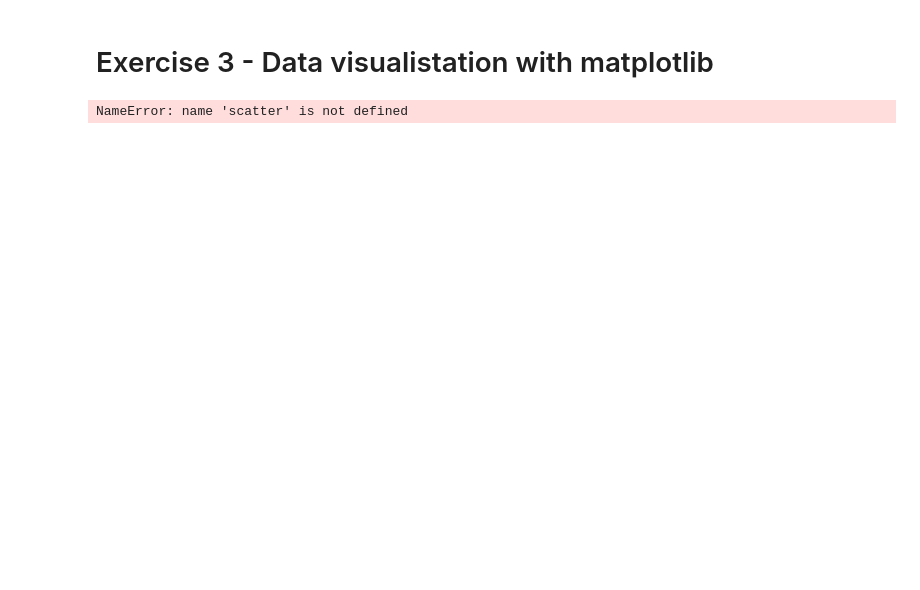
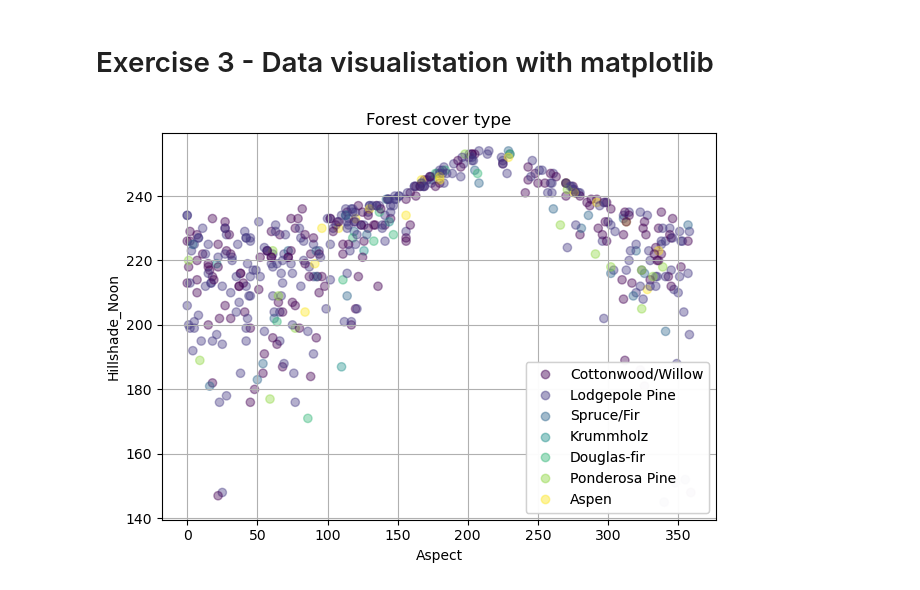
Before and after one commit to hanna-vk/aspp_exercises, a Jupyter notebook: day_4/exercise_3.ipynb, the cells around one changed output. Drawn from its saved outputs; the diff is of its cells as text; code cells hidden in the pictures; blank space fills up the shorter version.

```diff
--- a/day_4/exercise_3.ipynb
+++ b/day_4/exercise_3.ipynb
@@ -49,26 +48,24 @@ forest_feature_names_small = forest_feature_names[0:9]
 # %%
 feature1 = 1
 feature2 = 7
 
 x = forest_data_small[:,feature1]
 y = forest_data_small[:,feature2]
 
 fig, ax = plt.subplots()
-ax.scatter(x,y, c=forest_target_small, alpha=0.4)
+scatter = ax.scatter(x,y, c=forest_target_small, alpha=0.4)
 
 ax.set_xlabel(forest_feature_names_small[feature1])
 ax.set_ylabel(forest_feature_names_small[feature2])
 ax.set_title('Forest cover type')
 
 handles, _ = scatter.legend_elements(prop="colors", alpha=0.4)
 legend1 = ax.legend(handles, forest_target_names, loc="lower right")
 ax.add_artist(legend1)
 
-#ax.legend(['Spruce/Fir', 'Lodgepole Pine', 'Ponderosa Pine', 'Cottonwood/Willow', 'Aspen', 'Douglas-fir', 'Krummholz'])
-
 ax.grid(True)
 fig.tight_layout()
 
 plt.show()
 # %% [output]
-NameError: name 'scatter' is not defined
+[figure, added]
```
Also changed, not shown: parts of 2 cells of this notebook, 2 other files.
